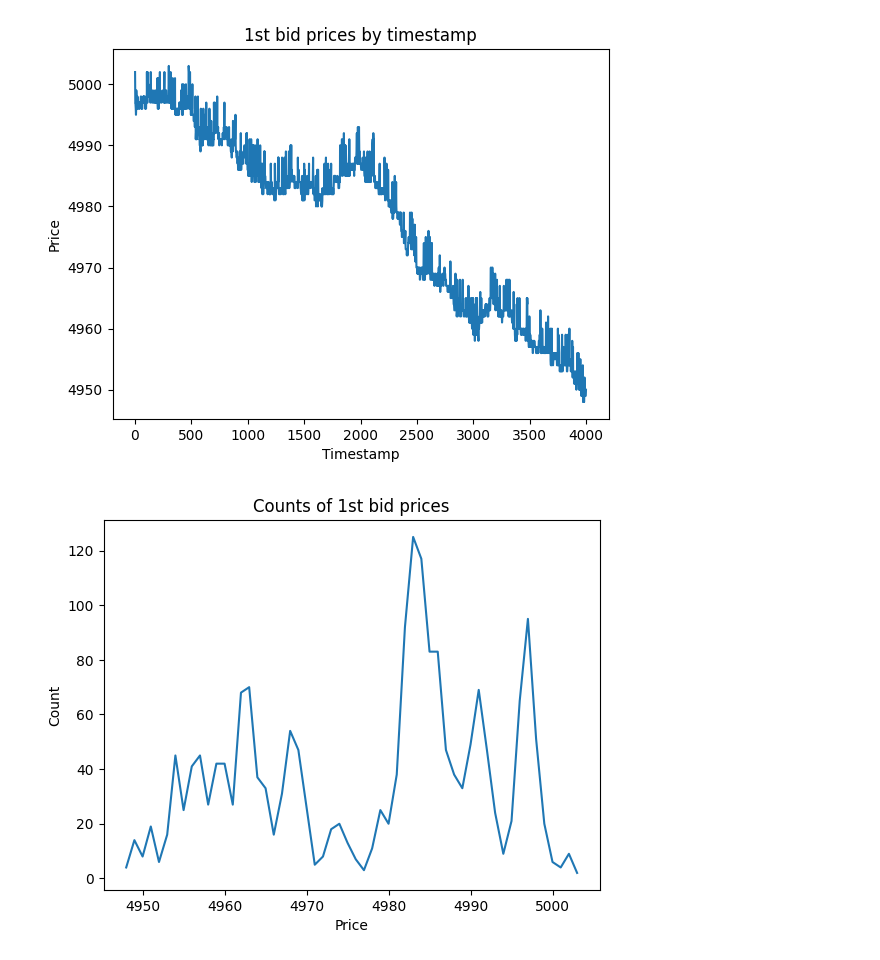
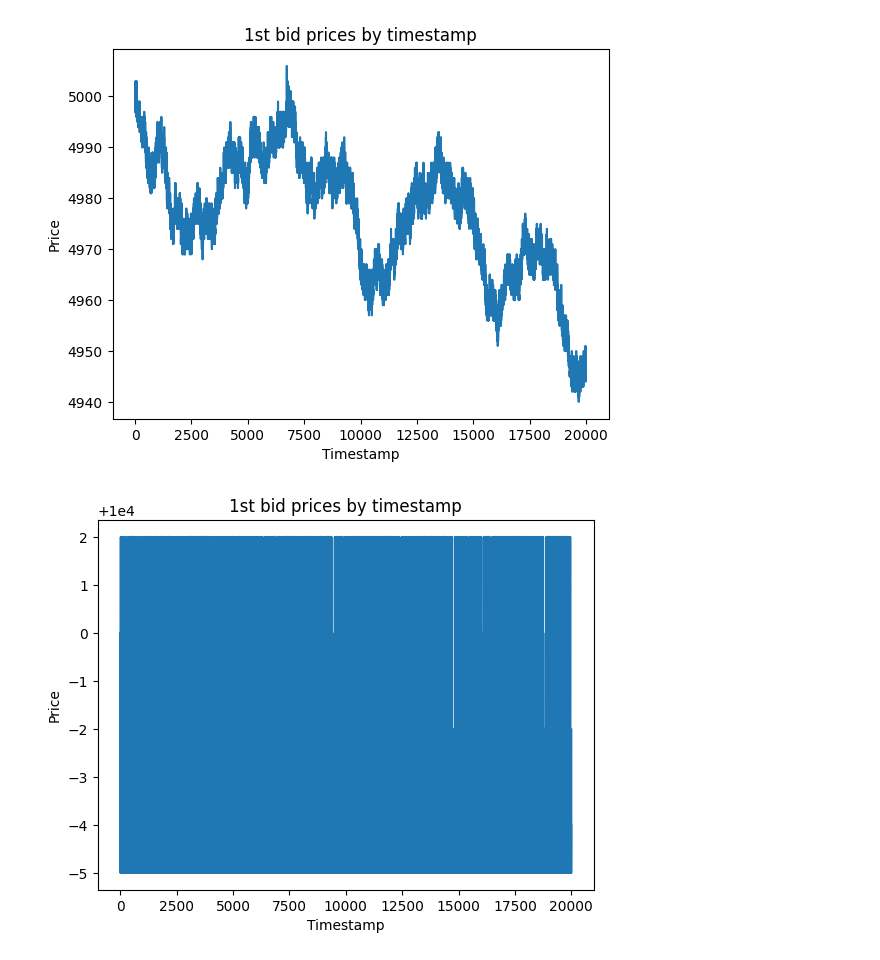
Before and after one commit to levladiator/Prosperity, a Jupyter notebook: src/csvAnalyzer.ipynb, the cells around one changed output. Drawn from its saved outputs; the diff is of its cells as text; code cells hidden in the pictures.

Commit message:
Added 2023 working algo and first round data

```diff
--- a/src/csvAnalyzer.ipynb
+++ b/src/csvAnalyzer.ipynb
@@ -3,43 +3,43 @@ import pandas as pd
 import numpy as np
 import matplotlib.pyplot as plt
 # %%
-csv_file_path = "../tutorial.csv"
+csv_file_path = "./round1_2023.csv"
 df = pd.read_csv(csv_file_path, sep=';')
 
 products = np.unique(df['product'])
 
 data = {}
 
 for prod in products:
     data[prod] = df[df['product'] == prod]
 
-for prod in products[1:2]:
+for prod in products:
     stat = 'bid_price_1'
 
     plt.title("1st bid prices by timestamp")
     plt.xlabel('Timestamp')
     plt.ylabel('Price')
     plt.plot(data[prod][stat])
     plt.show()
 
-    prices = np.unique(data[prod][stat], return_counts=True)
-
-    plt.title("Counts of 1st bid prices")
-    plt.xlabel('Price')
-    plt.ylabel('Count')
-    plt.plot(prices[0], prices[1])
-    plt.show()
-
-    ############
-
-    prices_and_volumes = data[prod][['bid_price_1', 'bid_volume_1']]
-    price_volumes = prices_and_volumes.groupby('bid_price_1').agg({'bid_volume_1': 'sum'})
-
-    plt.title("Volumes of 1st bid prices")
-    plt.xlabel('Price')
-    plt.ylabel('Volume')
-    plt.plot(price_volumes)
-    plt.show()
+    # prices = np.unique(data[prod][stat], return_counts=True)
+    #
+    # plt.title("Counts of 1st bid prices")
+    # plt.xlabel('Price')
+    # plt.ylabel('Count')
+    # plt.plot(prices[0], prices[1])
+    # plt.show()
+    #
+    # ############
+    #
+    # prices_and_volumes = data[prod][['bid_price_1', 'bid_volume_1']]
+    # price_volumes = prices_and_volumes.groupby('bid_price_1').agg({'bid_volume_1': 'sum'})
+    #
+    # plt.title("Volumes of 1st bid prices")
+    # plt.xlabel('Price')
+    # plt.ylabel('Volume')
+    # plt.plot(price_volumes)
+    # plt.show()
 # %% [output]
-[figure, old version]
+[figure, new version]
-[figure, old version]
+[figure, new version]
```
Also changed, not shown: parts of 1 cell of this notebook, 4 other files.
